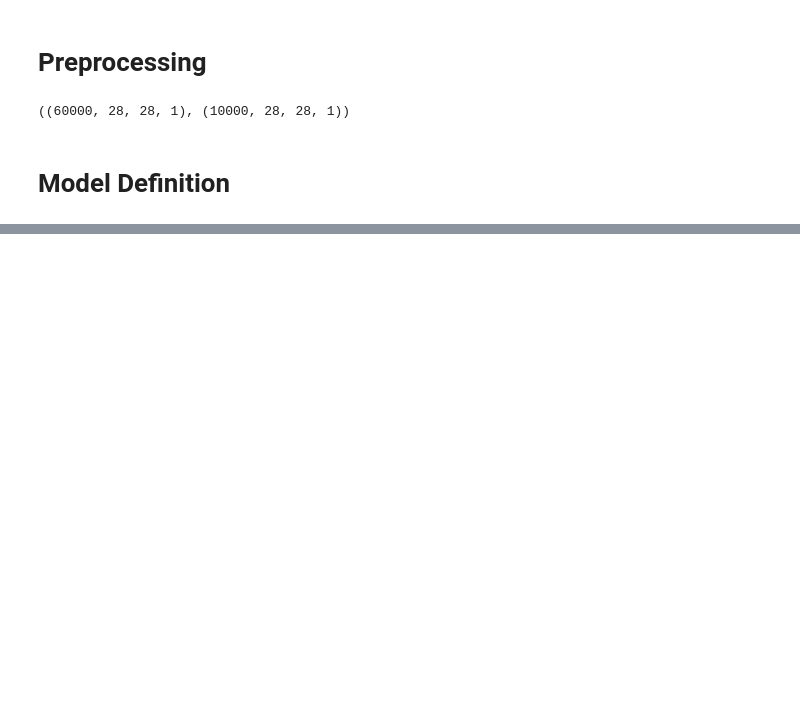
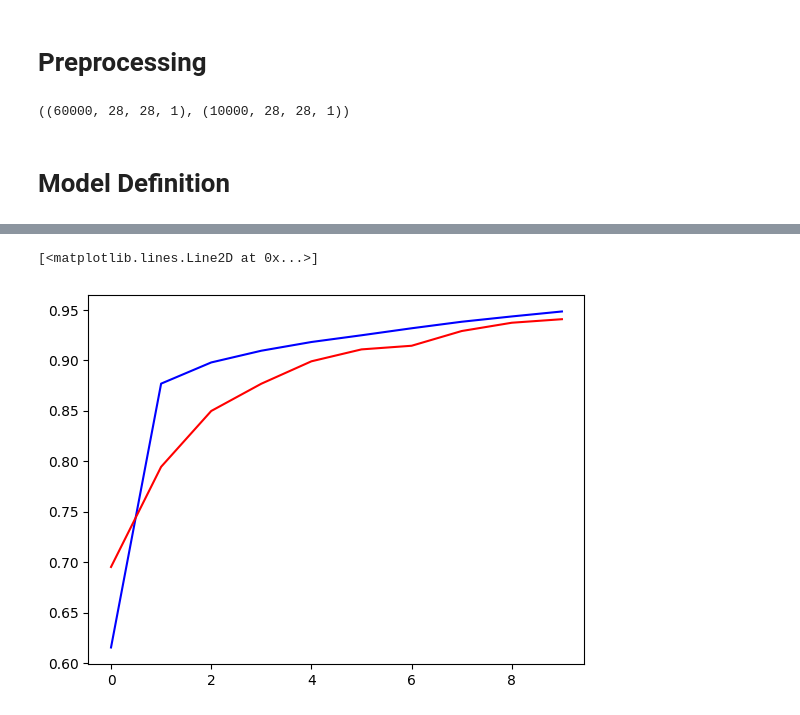
Before and after one commit to Aramushaa/convolutional-neural-networks-Basic-Training, a Jupyter notebook: Flatten & Conv2D/main.ipynb, the cells around one changed output, grey strips where cells are left out. Saved outputs shown, nothing was run; the diff lists cells and outputs as text; code cells hidden in the pictures; blank space fills up the shorter version.

```diff
--- a/Flatten & Conv2D/main.ipynb
+++ b/Flatten & Conv2D/main.ipynb
@@ -36,4 +36,4 @@ model.add(keras.layers.Dense(units=128,activation='relu'))
 model.add(keras.layers.Dense(units=10,activation='softmax'))
 # %%
 import tensorflow as tf
-model.compile(optimizer=tf.optimizers.Adam(),loss=tf.losses.sparse_categorical_crossentrophy,metrics=['accuracy'])
+model.compile(optimizer=tf.optimizers.Adam(),loss=tf.losses.sparse_categorical_crossentropy,metrics=['accuracy'])
@@ -39,0 +58,2 @@ model.compile(optimizer=tf.optimizers.Adam(),loss=tf.losses.sparse_categorical_c
+# %%
+hist = model.fit(x_train,y_train,epochs=10,batch_size=256,validation_data=(x_test,y_test))
@@ -39,0 +81,6 @@ model.compile(optimizer=tf.optimizers.Adam(),loss=tf.losses.sparse_categorical_c
+# %%
+plt.plot(hist.history['accuracy'],color = 'blue')
+plt.plot(hist.history['val_accuracy'],color = 'red')
+# %% [output]
+[<matplotlib.lines.Line2D at 0x...>]
+[figure, added]
```
Also changed, not shown: parts of 2 cells of this notebook.
